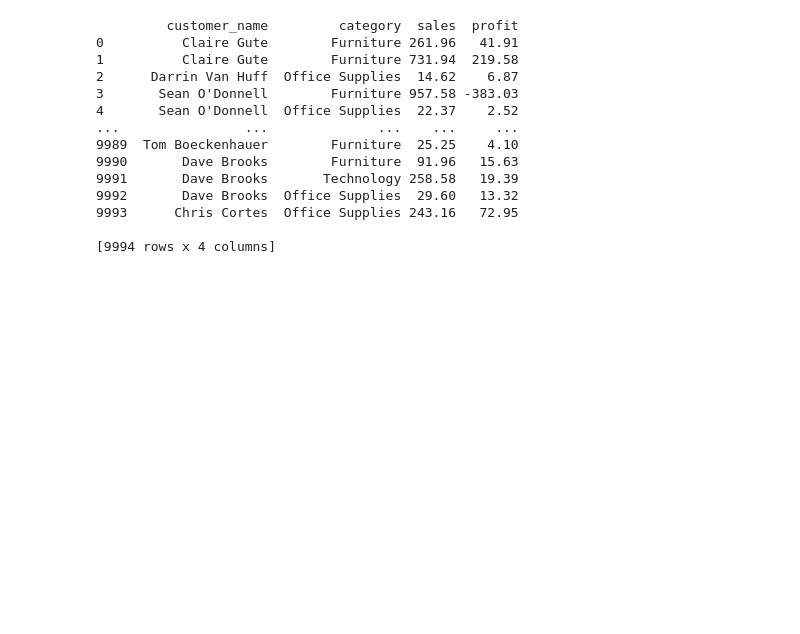
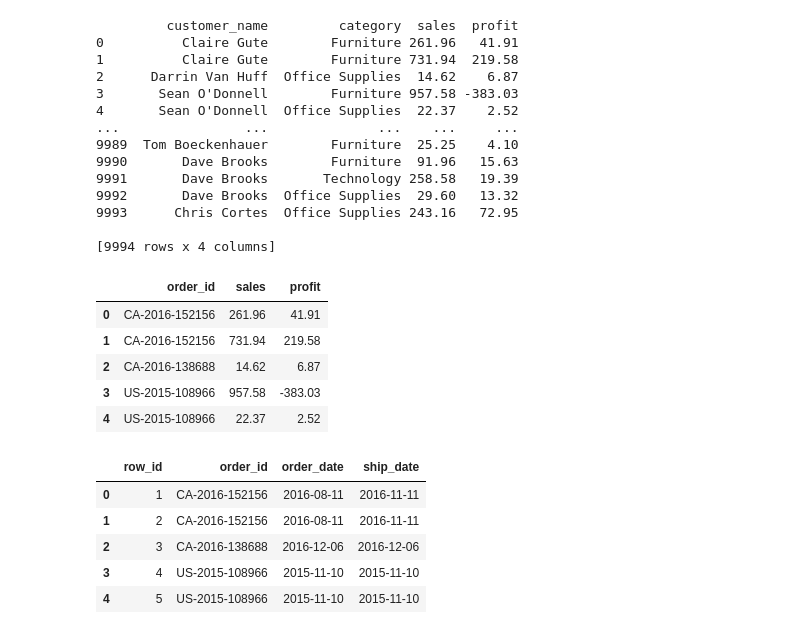
Before and after one commit to ZainulAbideen000748/Machine-Learning-Project, a Jupyter notebook: Python_Project_Panda,_Numpy,_Seaborn.ipynb, the cells around one changed output. Saved outputs shown, nothing was run; the diff lists cells and outputs as text; code cells hidden in the pictures; blank space fills up the shorter version.

```diff
--- a/Python_Project_Panda,_Numpy,_Seaborn.ipynb
+++ b/Python_Project_Panda,_Numpy,_Seaborn.ipynb
@@ -164,3 +164,19 @@ print(Multiplecolumns)
 9993      Chris Cortes  Office Supplies 243.16   72.95
 
 [9994 rows x 4 columns]
+# %%
+display(df.loc[0:4, ["order_id", "sales", "profit"]])
+display(df.iloc[0:5, 0:4])
+# %% [output]
+|  | order_id | sales | profit |
+| 0 | CA-2016-152156 | 261.96 | 41.91 |
+| 1 | CA-2016-152156 | 731.94 | 219.58 |
+| 2 | CA-2016-138688 | 14.62 | 6.87 |
+| 3 | US-2015-108966 | 957.58 | -383.03 |
+| 4 | US-2015-108966 | 22.37 | 2.52 |
+|  | row_id | order_id | order_date | ship_date |
+| 0 | 1 | CA-2016-152156 | 2016-08-11 | 2016-11-11 |
+| 1 | 2 | CA-2016-152156 | 2016-08-11 | 2016-11-11 |
+| 2 | 3 | CA-2016-138688 | 2016-12-06 | 2016-12-06 |
+| 3 | 4 | US-2015-108966 | 2015-11-10 | 2015-11-10 |
+| 4 | 5 | US-2015-108966 | 2015-11-10 | 2015-11-10 |
```
